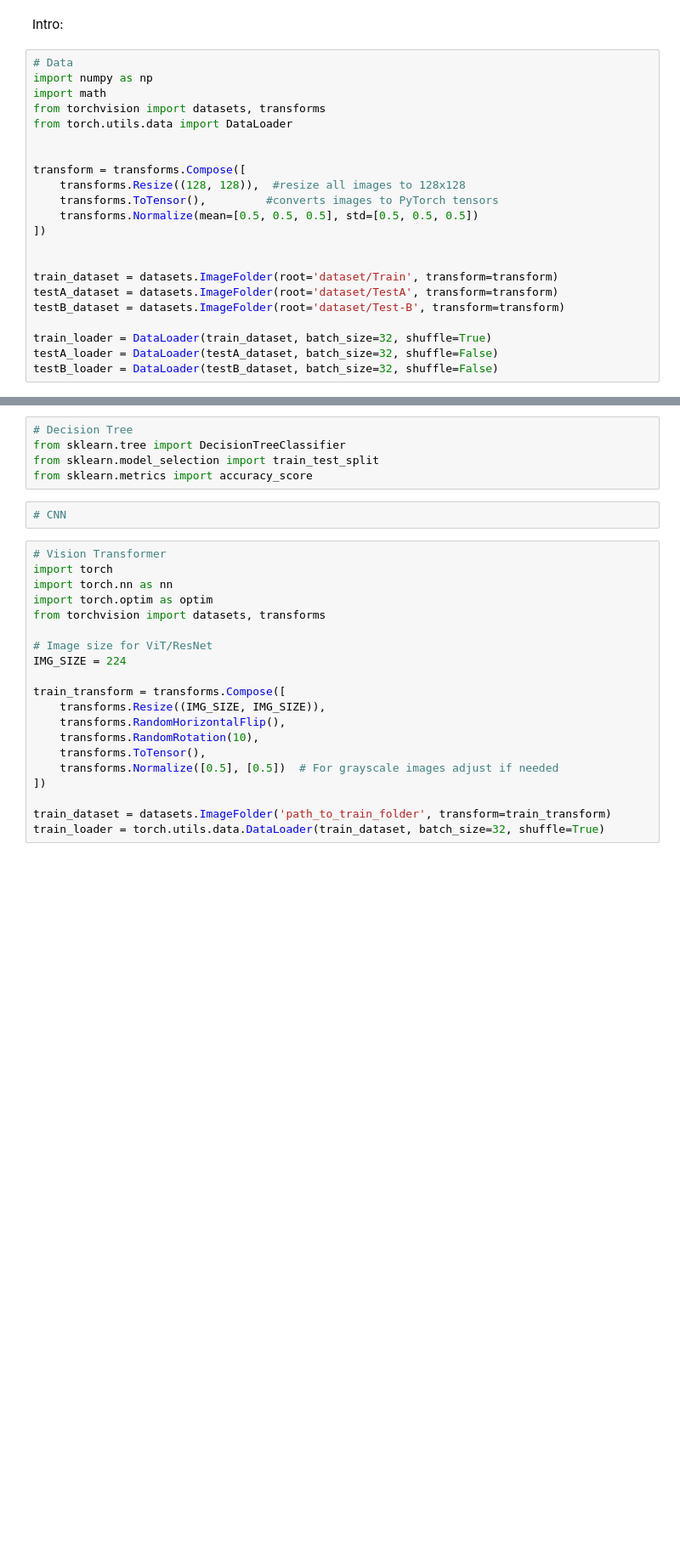
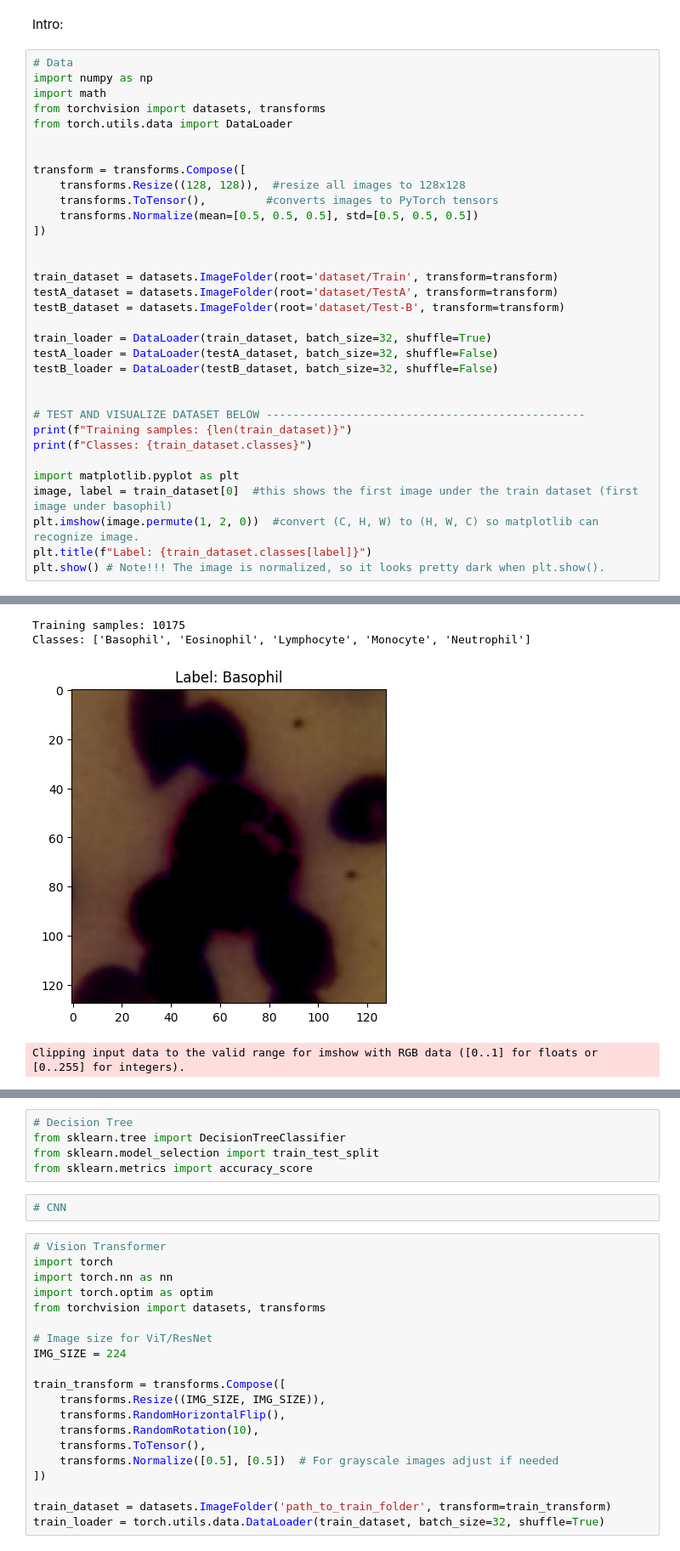
Before and after one commit to Justen762/345-Project, a Jupyter notebook: 345_project.ipynb, the cells around one changed output, grey strips where cells are left out. Shown at 85% size. Cells and saved outputs as stored; diff of their text form; blank space fills up the shorter version.

Commit message:
Adding tests to the load dataset portion

```diff
--- a/345_project.ipynb
+++ b/345_project.ipynb
@@ -22,3 +22,15 @@ testB_dataset = datasets.ImageFolder(root='dataset/Test-B', transform=transform)
 train_loader = DataLoader(train_dataset, batch_size=32, shuffle=True)
 testA_loader = DataLoader(testA_dataset, batch_size=32, shuffle=False)
 testB_loader = DataLoader(testB_dataset, batch_size=32, shuffle=False)
+
+
+# TEST AND VISUALIZE DATASET BELOW ------------------------------------------------
+print(f"Training samples: {len(train_dataset)}")
+print(f"Classes: {train_dataset.classes}")
+
+import matplotlib.pyplot as plt
+image, label = train_dataset[0]  #this shows the first image under the train dataset (first image under basophil)
+plt.imshow(image.permute(1, 2, 0))  #convert (C, H, W) to (H, W, C) so matplotlib can recognize image.
+plt.title(f"Label: {train_dataset.classes[label]}")
+plt.show() # Note!!! The image is normalized, so it looks pretty dark when plt.show().
+# %% [output]
@@ -24,0 +38,4 @@ testB_loader = DataLoader(testB_dataset, batch_size=32, shuffle=False)
+Training samples: 10175
+Classes: ['Basophil', 'Eosinophil', 'Lymphocyte', 'Monocyte', 'Neutrophil']
+[figure, added]
+Clipping input data to the valid range for imshow with RGB data ([0..1] for floats or [0..255] for integers).
```
Also changed, not shown: parts of 2 cells of this notebook.
